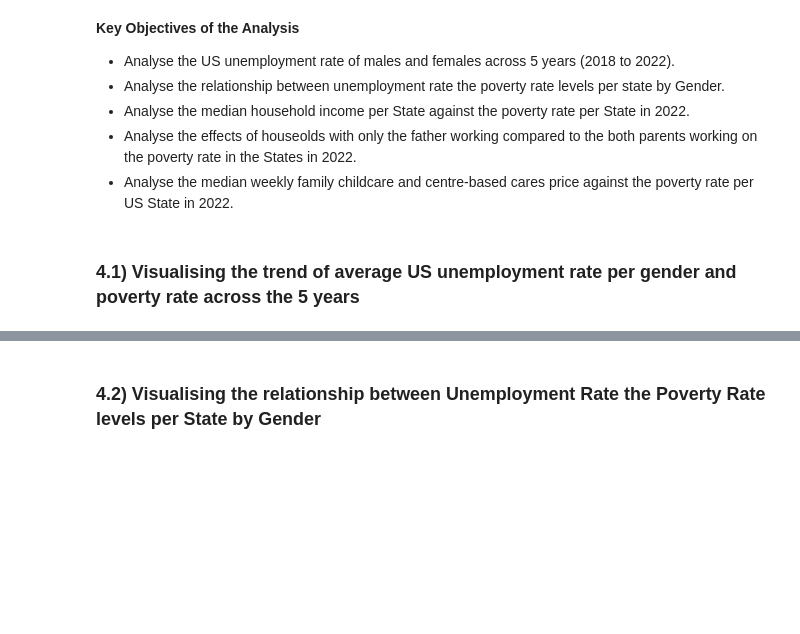
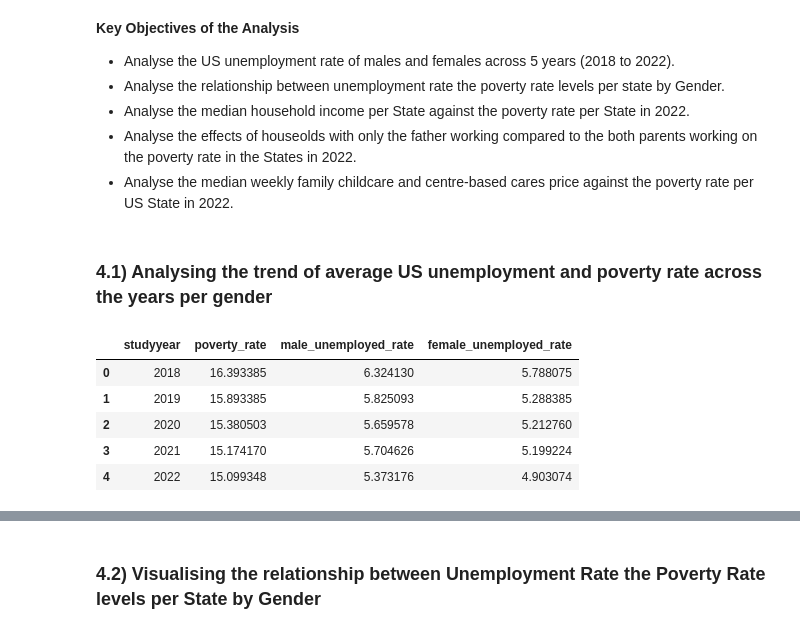
Before and after one commit to kaymighty86/us-poverty-rate-analysis, a Jupyter notebook: us_poverty_rate_analysis_notebook.ipynb, the cells around one changed output, grey strips where cells are left out. Cells and saved outputs as stored; diff of their text form; code cells hidden in the pictures; blank space fills up the shorter version.

```diff
--- a/us_poverty_rate_analysis_notebook.ipynb
+++ b/us_poverty_rate_analysis_notebook.ipynb
@@ -523,4 +524,14 @@ Accross the three visualisations, the variables appear to have a linear relation
 * Analyse the effects of houseolds with only the father working compared to the both parents working on the poverty rate in the States in 2022.
 * Analyse the median weekly family childcare and centre-based cares price against the poverty rate per US State in 2022.
 # %% [markdown]
-### 4.1) Visualising the trend of average US unemployment rate per gender and poverty rate across the 5 years
+### 4.1) Analysing the trend of average US unemployment and poverty rate across the years per gender
+# %%
+#show the data of the trends of poverty and unemployment rate trends
+filtered_df[["studyyear", "poverty_rate", "male_unemployed_rate", "female_unemployed_rate"]].groupby("studyyear", as_index=False).mean()
+# %% [output]
+|  | studyyear | poverty_rate | male_unemployed_rate | female_unemployed_rate |
+| 0 | 2018 | 16.393385 | 6.324130 | 5.788075 |
+| 1 | 2019 | 15.893385 | 5.825093 | 5.288385 |
+| 2 | 2020 | 15.380503 | 5.659578 | 5.212760 |
+| 3 | 2021 | 15.174170 | 5.704626 | 5.199224 |
+| 4 | 2022 | 15.099348 | 5.373176 | 4.903074 |
```
Also changed, not shown: parts of 7 cells of this notebook.
